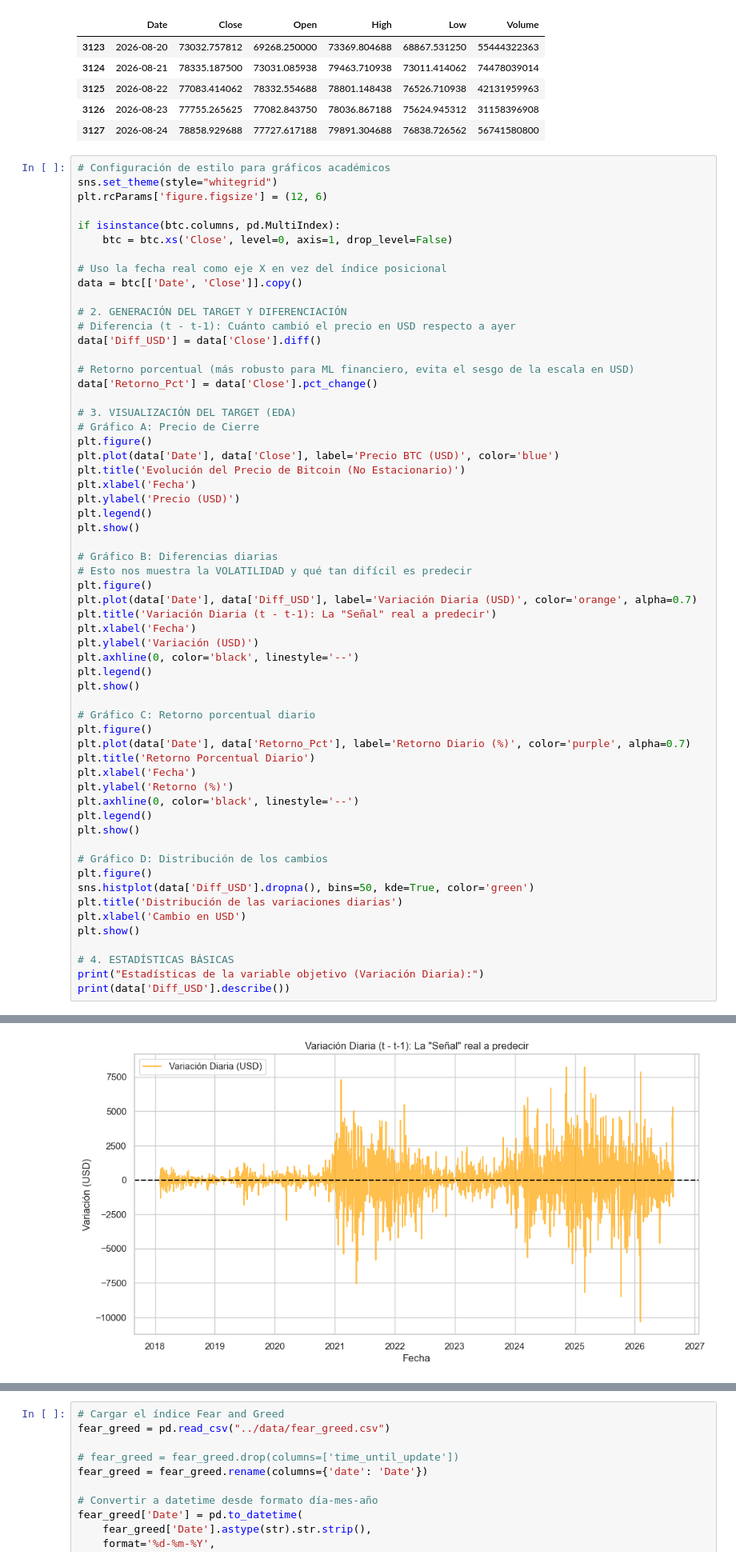
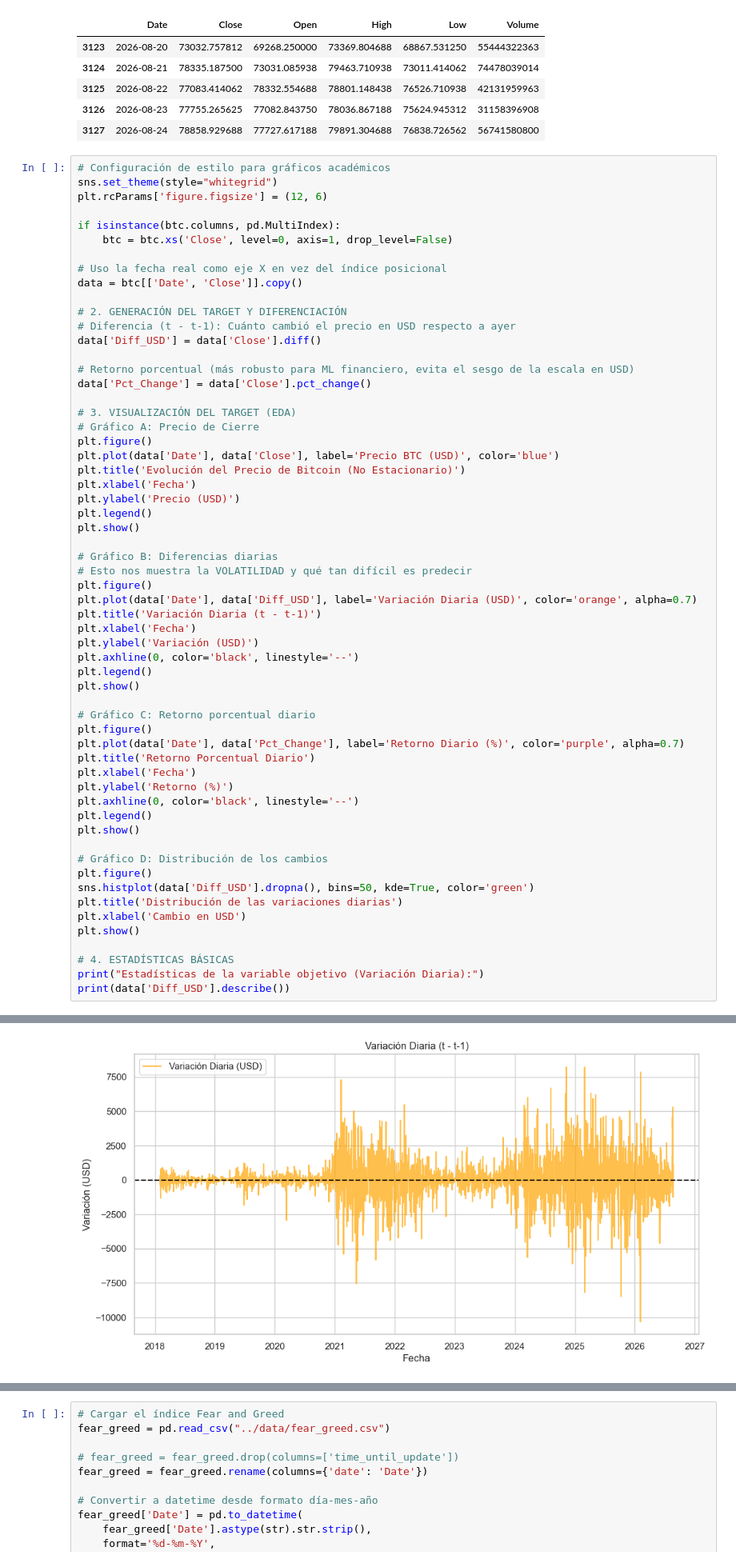
Before and after one commit to Miguelachoacho/TP-2026, a Jupyter notebook: Entrega3/AnalisisExploratorios/exploracionDatos.ipynb, the cells around one changed output, grey strips where cells are left out. Shown at 80% size. Saved outputs shown, nothing was run; the diff lists cells and outputs as text.

```diff
--- a/Entrega3/AnalisisExploratorios/exploracionDatos.ipynb
+++ b/Entrega3/AnalisisExploratorios/exploracionDatos.ipynb
@@ -69,7 +69,7 @@ data = btc[['Date', 'Close']].copy()
 data['Diff_USD'] = data['Close'].diff()
 
 # Retorno porcentual (más robusto para ML financiero, evita el sesgo de la escala en USD)
-data['Retorno_Pct'] = data['Close'].pct_change()
+data['Pct_Change'] = data['Close'].pct_change()
 
 # 3. VISUALIZACIÓN DEL TARGET (EDA)
 # Gráfico A: Precio de Cierre
@@ -85,36 +85,36 @@ plt.show()
 # Esto nos muestra la VOLATILIDAD y qué tan difícil es predecir
 plt.figure()
 plt.plot(data['Date'], data['Diff_USD'], label='Variación Diaria (USD)', color='orange', alpha=0.7)
-plt.title('Variación Diaria (t - t-1): La "Señal" real a predecir')
+plt.title('Variación Diaria (t - t-1)')
 plt.xlabel('Fecha')
 plt.ylabel('Variación (USD)')
 plt.axhline(0, color='black', linestyle='--')
 plt.legend()
 plt.show()
 
 # Gráfico C: Retorno porcentual diario
 plt.figure()
-plt.plot(data['Date'], data['Retorno_Pct'], label='Retorno Diario (%)', color='purple', alpha=0.7)
+plt.plot(data['Date'], data['Pct_Change'], label='Retorno Diario (%)', color='purple', alpha=0.7)
 plt.title('Retorno Porcentual Diario')
 plt.xlabel('Fecha')
 plt.ylabel('Retorno (%)')
 plt.axhline(0, color='black', linestyle='--')
 plt.legend()
 plt.show()
 
 # Gráfico D: Distribución de los cambios
 plt.figure()
 sns.histplot(data['Diff_USD'].dropna(), bins=50, kde=True, color='green')
 plt.title('Distribución de las variaciones diarias')
 plt.xlabel('Cambio en USD')
 plt.show()
 
 # 4. ESTADÍSTICAS BÁSICAS
 print("Estadísticas de la variable objetivo (Variación Diaria):")
 print(data['Diff_USD'].describe())
 # %% [output]
 [figure]
-[figure, old version]
+[figure, new version]
 [figure]
 [figure]
 Estadísticas de la variable objetivo (Variación Diaria):
```
Also changed, not shown: parts of 9 cells of this notebook, 8 other files.
